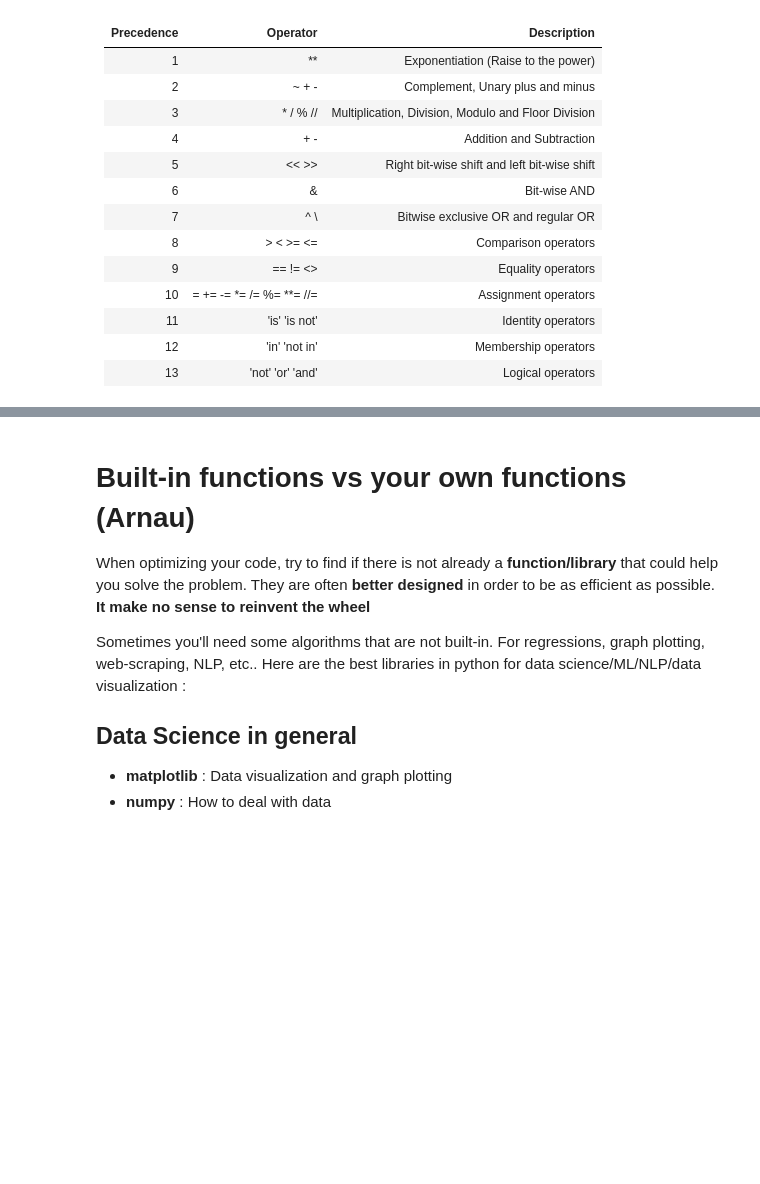
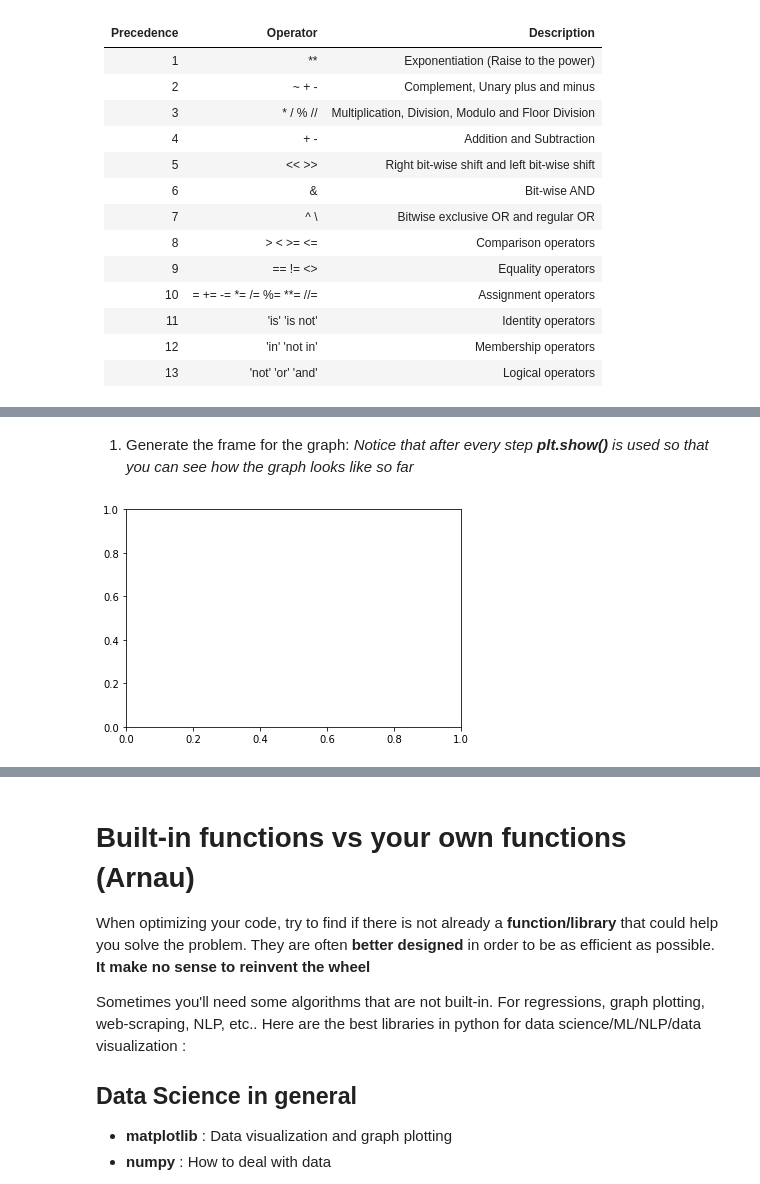
Before and after one commit to drarnau/Programming-Tutorials, a Jupyter notebook: 03_Values_Variables_and_Operators.ipynb, the cells around one changed output, grey strips where cells are left out. Cells and saved outputs as stored; diff of their text form; code cells hidden in the pictures; blank space fills up the shorter version.

```diff
--- a/03_Values_Variables_and_Operators.ipynb
+++ b/03_Values_Variables_and_Operators.ipynb
@@ -629,0 +780,15 @@ Operators are executed in a certain order. Being aware of the precedence that op
+# %% [markdown]
+1. Generate the frame for the graph:
+*Notice that after every step **plt.show()** is used so that you can see how the graph looks like so far*
+# %%
+# Import matplotlib:
+import matplotlib.pyplot as plt
+
+# Generate the frame:
+fig = plt.figure() # plots figure (can be thought of as area in which all needed for plot incl. axes, graph, labels is contained)
+ax = plt.axes() # without axes the figure is not bounded and would not be displayed
+
+#Show the graph:
+plt.show()
+# %% [output]
+[figure, added]
```
Also changed, not shown: parts of 61 cells of this notebook.
